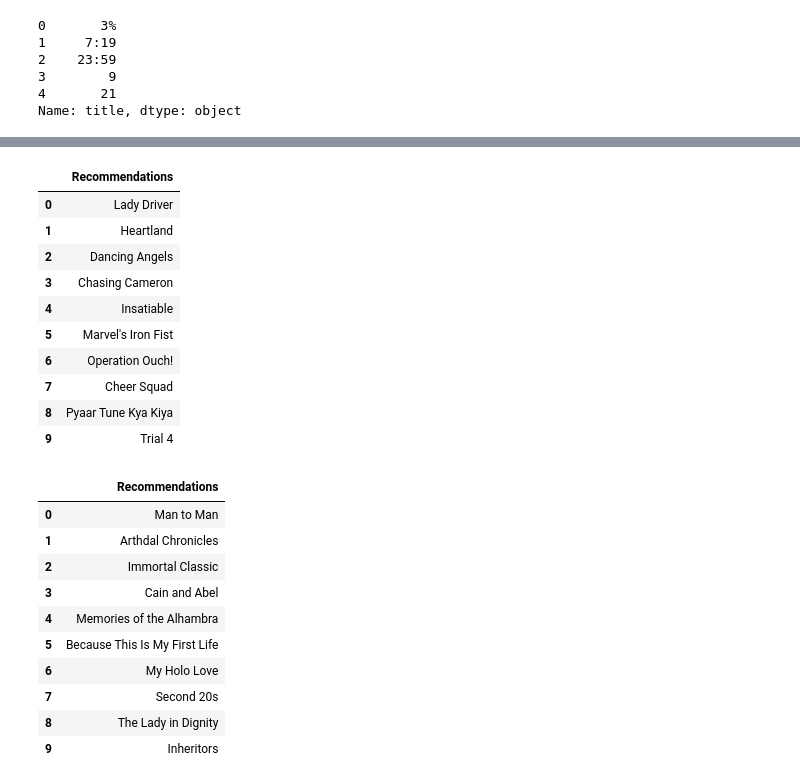
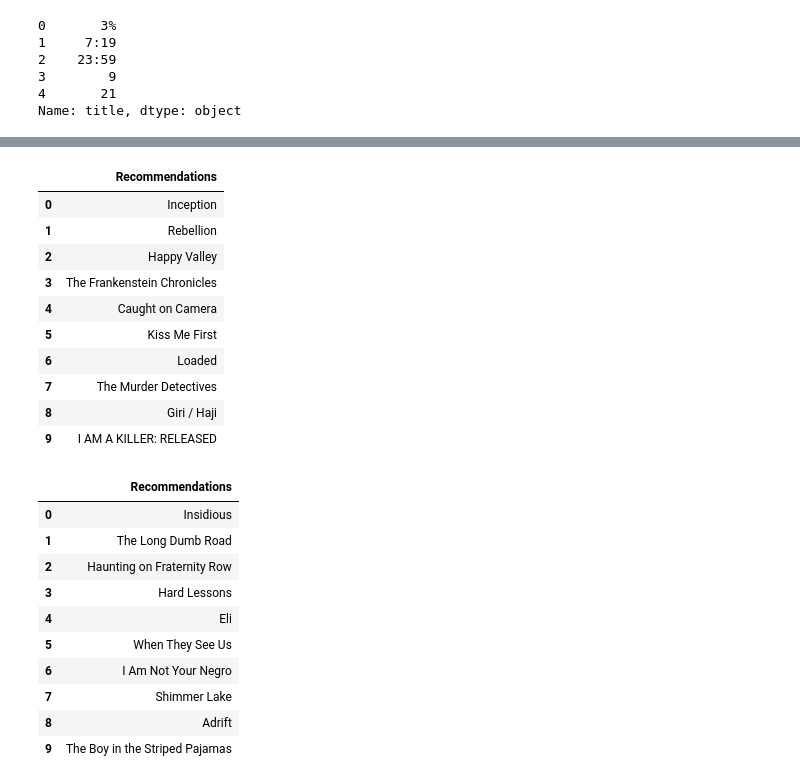
Before and after one commit to Shubham-naik-ai/NETFLIX-MOVIES-AND-TV-SHOWS-CLUSTERING, a Jupyter notebook: NETFLIX_MOVIES_AND_TV_SHOWS_CLUSTERING.ipynb, the cells around one changed output, grey strips where cells are left out. Saved outputs shown, nothing was run; the diff lists cells and outputs as text; code cells hidden in the pictures.

```diff
--- a/NETFLIX_MOVIES_AND_TV_SHOWS_CLUSTERING.ipynb
+++ b/NETFLIX_MOVIES_AND_TV_SHOWS_CLUSTERING.ipynb
@@ -933,31 +933,31 @@ tvshows_recommendations.head(11)
 # %%
 # Lets try getting recommendations for Tv-Shows.
-tvshows_recommendations = pd.DataFrame(recommendations('Greenhouse Academy'), columns=['Recommendations'])
+tvshows_recommendations = pd.DataFrame(recommendations('Peaky Blinders'), columns=['Recommendations'])
 tvshows_recommendations.head(11)
 # %% [output]
 |  | Recommendations |
-| 0 | Lady Driver |
-| 1 | Heartland |
-| 2 | Dancing Angels |
-| 3 | Chasing Cameron |
-| 4 | Insatiable |
-| 5 | Marvel's Iron Fist |
-| 6 | Operation Ouch! |
-| 7 | Cheer Squad |
-| 8 | Pyaar Tune Kya Kiya |
-| 9 | Trial 4 |
+| 0 | Inception |
+| 1 | Rebellion |
+| 2 | Happy Valley |
+| 3 | The Frankenstein Chronicles |
+| 4 | Caught on Camera |
+| 5 | Kiss Me First |
+| 6 | Loaded |
+| 7 | The Murder Detectives |
+| 8 | Giri / Haji |
+| 9 | I AM A KILLER: RELEASED |
 # %%
-tvshows_recommendations = pd.DataFrame(recommendations('Suits'), columns=['Recommendations'])
+tvshows_recommendations = pd.DataFrame(recommendations('The Conjuring'), columns=['Recommendations'])
 tvshows_recommendations.head(11)
 # %% [output]
 |  | Recommendations |
-| 0 | Man to Man |
-| 1 | Arthdal Chronicles |
-| 2 | Immortal Classic |
-| 3 | Cain and Abel |
-| 4 | Memories of the Alhambra |
-| 5 | Because This Is My First Life |
-| 6 | My Holo Love |
-| 7 | Second 20s |
-| 8 | The Lady in Dignity |
-| 9 | Inheritors |
+| 0 | Insidious |
+| 1 | The Long Dumb Road |
+| 2 | Haunting on Fraternity Row |
+| 3 | Hard Lessons |
+| 4 | Eli |
+| 5 | When They See Us |
+| 6 | I Am Not Your Negro |
+| 7 | Shimmer Lake |
+| 8 | Adrift |
+| 9 | The Boy in the Striped Pajamas |
```
Also changed, not shown: parts of 2 cells of this notebook.
